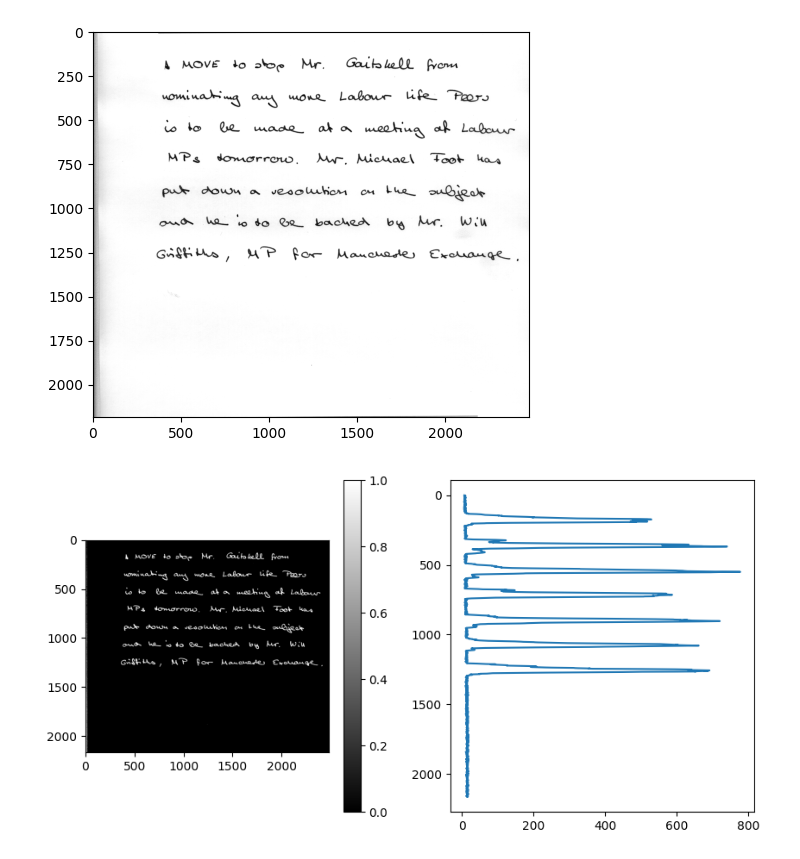
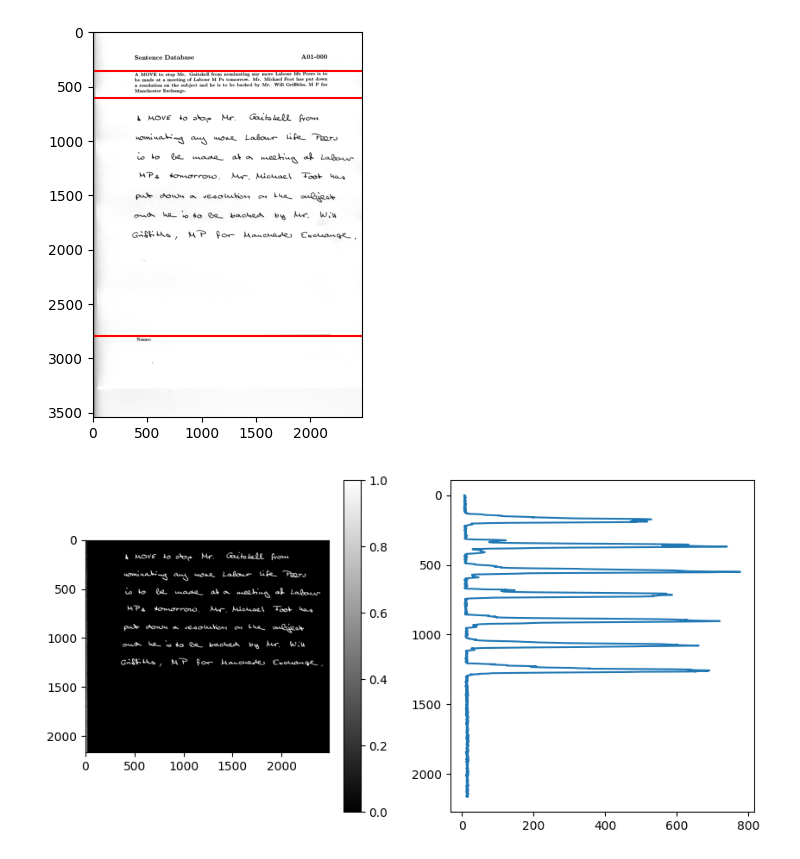
Before and after one commit to OscarJauffret/Handwritten-Text-Recognition, a Jupyter notebook: code/separate_into_lines.ipynb, the cells around one changed output. Cells and saved outputs as stored; diff of their text form; code cells hidden in the pictures.

```diff
--- a/code/separate_into_lines.ipynb
+++ b/code/separate_into_lines.ipynb
@@ -1,23 +1,26 @@
 # %%
 from statistics import linear_regression
 
 import matplotlib.pyplot as plt
 import numpy as np
 from skimage.io import imread
 import os
 from config import Config
 from separate_page_sections import find_separators
 
 image = "a01-000u.png"
 image = imread(os.path.join(Config.Paths.train, image))
 separators = find_separators(image)
 handwritten_part = image[separators[1]:separators[2], :]
 
 plt.figure(figsize=(10, 5))
-plt.imshow(handwritten_part, cmap='gray')
+plt.imshow(image, cmap='gray')
+plt.axhline(separators[0], color='red')
+plt.axhline(separators[1], color='red')
+plt.axhline(separators[2], color='red')
 plt.show()
 # %% [output]
-[figure, old version]
+[figure, new version]
 # %%
 from skimage.filters import threshold_otsu
 
```
Also changed, not shown: parts of 4 cells of this notebook, 6 other files.
